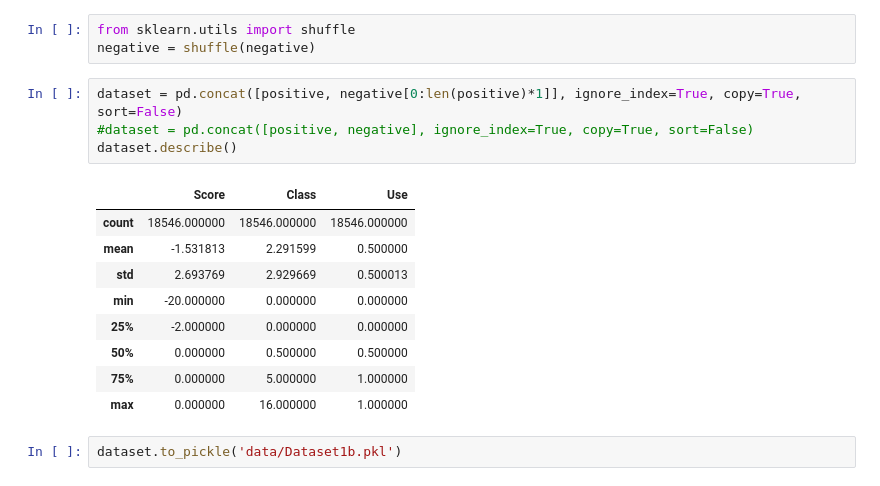
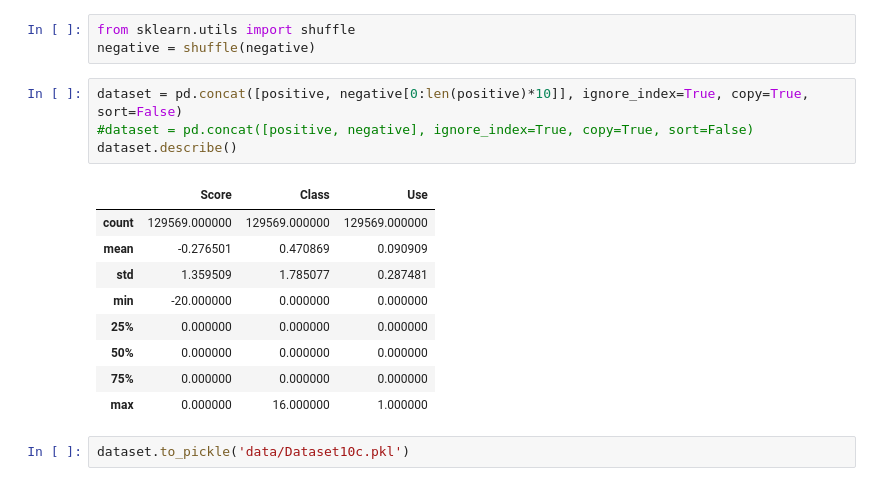
Before and after one commit to shkolnick-kun/lor_neuro_rat, a Jupyter notebook: LOR_markup_stage2b.ipynb, the cells around one changed output. Saved outputs shown, nothing was run; the diff lists cells and outputs as text.

```diff
--- a/LOR_markup_stage2b.ipynb
+++ b/LOR_markup_stage2b.ipynb
@@ -150,18 +148,18 @@ negative.head()
 from sklearn.utils import shuffle
 negative = shuffle(negative)
 # %%
-dataset = pd.concat([positive, negative[0:len(positive)*1]], ignore_index=True, copy=True, sort=False)
+dataset = pd.concat([positive, negative[0:len(positive)*10]], ignore_index=True, copy=True, sort=False)
 #dataset = pd.concat([positive, negative], ignore_index=True, copy=True, sort=False)
 dataset.describe()
 # %% [output]
 |  | Score | Class | Use |
-| count | 18546.000000 | 18546.000000 | 18546.000000 |
-| mean | -1.531813 | 2.291599 | 0.500000 |
-| std | 2.693769 | 2.929669 | 0.500013 |
+| count | 129569.000000 | 129569.000000 | 129569.000000 |
+| mean | -0.276501 | 0.470869 | 0.090909 |
+| std | 1.359509 | 1.785077 | 0.287481 |
 | min | -20.000000 | 0.000000 | 0.000000 |
-| 25% | -2.000000 | 0.000000 | 0.000000 |
-| 50% | 0.000000 | 0.500000 | 0.500000 |
-| 75% | 0.000000 | 5.000000 | 1.000000 |
+| 25% | 0.000000 | 0.000000 | 0.000000 |
+| 50% | 0.000000 | 0.000000 | 0.000000 |
+| 75% | 0.000000 | 0.000000 | 0.000000 |
 | max | 0.000000 | 16.000000 | 1.000000 |
 # %%
-dataset.to_pickle('data/Dataset1b.pkl')
+dataset.to_pickle('data/Dataset10с.pkl')
```
Also changed, not shown: parts of 4 cells of this notebook, 10 other files.
